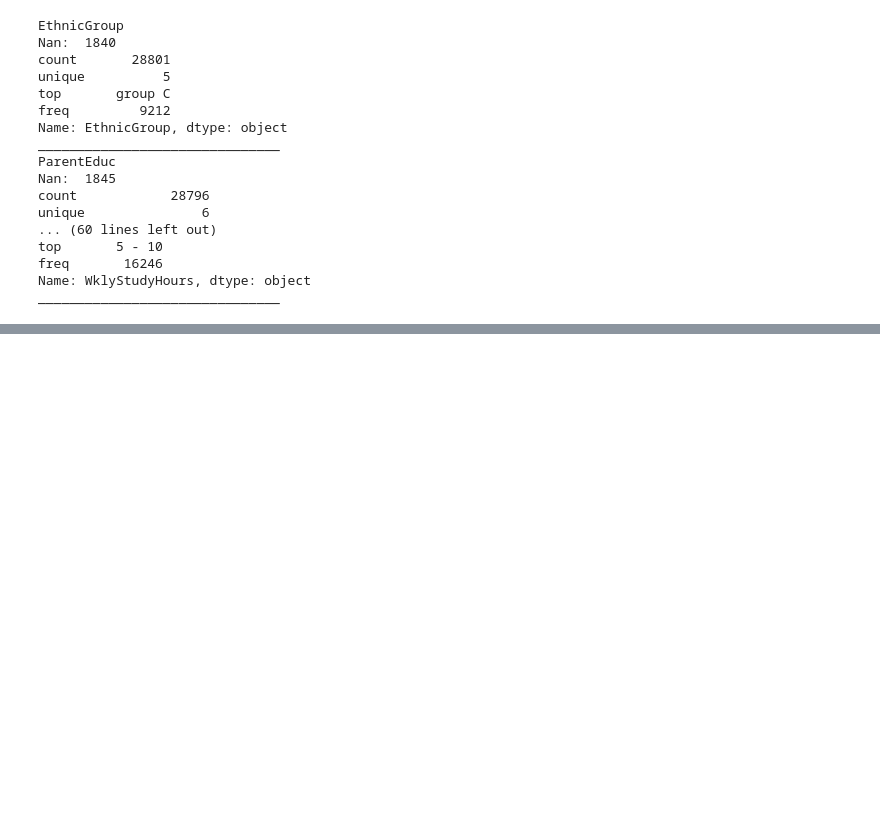
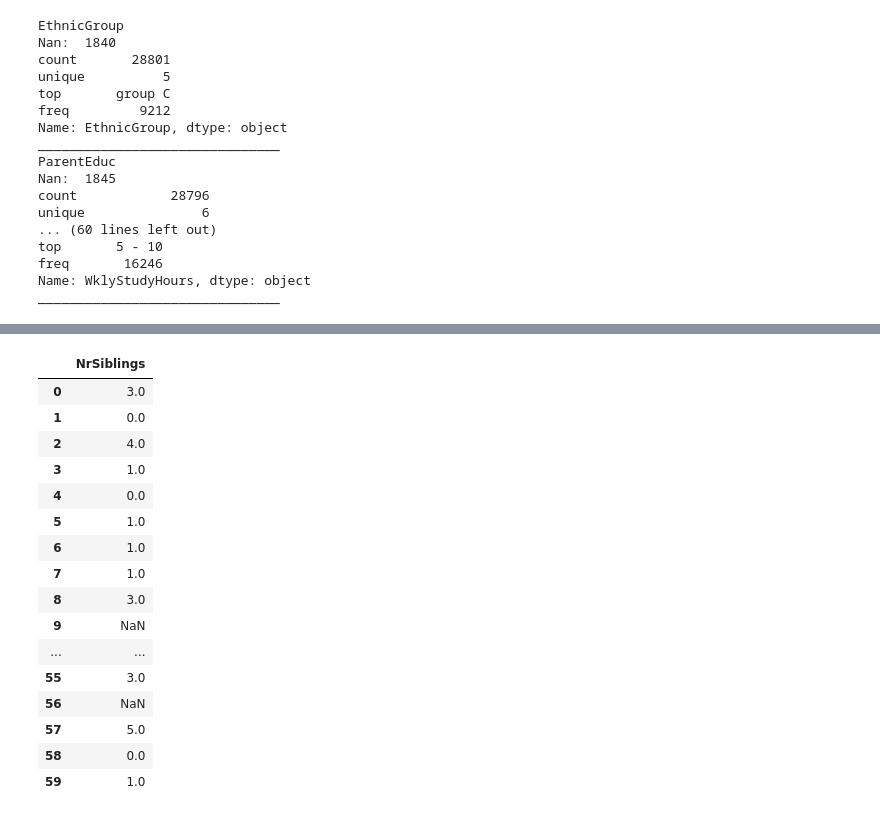
Before and after one commit to MaximLord/Lab, a Jupyter notebook: laba_3.ipynb, the cells around one changed output, grey strips where cells are left out. Saved outputs shown, nothing was run; the diff lists cells and outputs as text; code cells hidden in the pictures; blank space fills up the shorter version.

```diff
--- a/laba_3.ipynb
+++ b/laba_3.ipynb
@@ -164,0 +323,51 @@ _______________________________
+# %%
+newDataMetric = univ_df.copy()
+
+for column in newDataMetric.columns.tolist():
+    if newDataMetric[column].dtype != np.float64:
+        newDataMetric.drop(columns = column, axis=1, inplace=True)
+
+import math
+import numpy as np
+
+def calc_metr(sample1: np.array, sample2: np.array):
+    distance = np.sqrt(np.dot(sample1-sample2, sample1-sample2))
+    return distance
+
+df_copied = newDataMetric.copy()
+for columnsEL, valueEl in newDataMetric.loc[univ_df.MathScore.isnull()].fillna(0).iterrows():
+        metrics_result = []
+        print(columnsEL, valueEl.to_numpy())
+        for columns, values in newDataMetric[~univ_df.MathScore.isnull()].iterrows():
+
+            x2 = values.to_numpy()
+            metric_value = calc_metr(valueEl.to_numpy(), x2)
+            metrics_result.append(metric_value)
+
+        values = univ_df[~univ_df.Salary.isnull()].Salary.to_numpy()
+        metrics_result = np.array(metrics_result)
+
+        normal = 1 / np.sum(1 / metrics_result)
+        score = np.sum(np.divide(values, metrics_result)) * normal
+        df_copied.at[columnsEL, 'MathScore'] = score
+        print(score, "score")
+
+df_copied.iloc[0:60]
+# %% [output]
+|  | NrSiblings |
+| 0 | 3.0 |
+| 1 | 0.0 |
+| 2 | 4.0 |
+| 3 | 1.0 |
+| 4 | 0.0 |
+| 5 | 1.0 |
+| 6 | 1.0 |
+| 7 | 1.0 |
+| 8 | 3.0 |
+| 9 | NaN |
+| ... | ... |
+| 55 | 3.0 |
+| 56 | NaN |
+| 57 | 5.0 |
+| 58 | 0.0 |
+| 59 | 1.0 |
```
Also changed, not shown: parts of 24 cells of this notebook.
